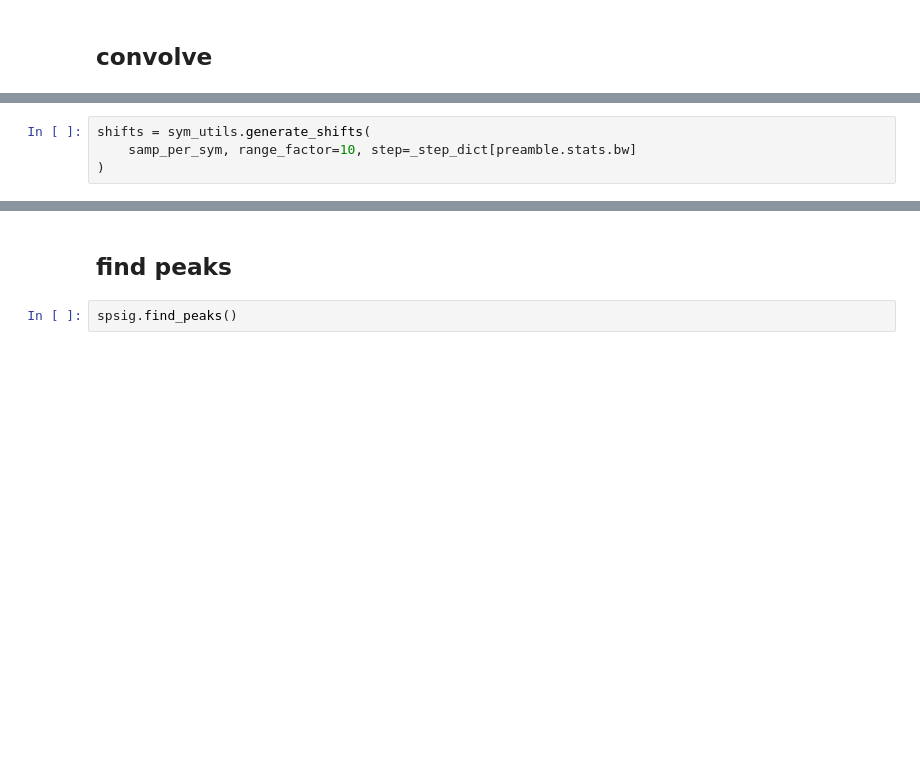
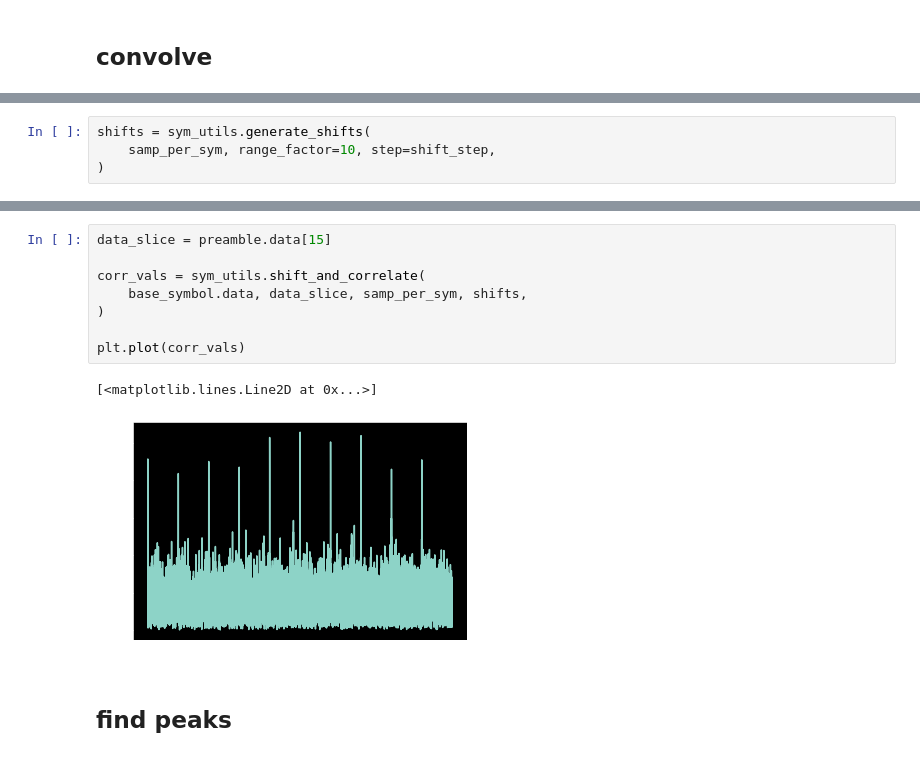
Before and after one commit to tjbergst/lorapy, a Jupyter notebook: lorapy-preamble-window-extraction.ipynb, the cells around one changed output, grey strips where cells are left out. Drawn from its saved outputs; the diff is of its cells as text; blank space fills up the shorter version.

```diff
--- a/lorapy-preamble-window-extraction.ipynb
+++ b/lorapy-preamble-window-extraction.ipynb
@@ -180,4 +191,4 @@ samp_per_sym = preamble.stats.samp_per_sym
 # %%
 shifts = sym_utils.generate_shifts(
-    samp_per_sym, range_factor=10, step=_step_dict[preamble.stats.bw]
+    samp_per_sym, range_factor=10, step=shift_step,
 )
@@ -188,4 +199,13 @@ sym_utils.shift_and_correlate(
+# %%
+data_slice = preamble.data[15]
+
+corr_vals = sym_utils.shift_and_correlate(
+    base_symbol.data, data_slice, samp_per_sym, shifts,
+)
+
+plt.plot(corr_vals)
+# %% [output]
+[<matplotlib.lines.Line2D at 0x...>]
+[figure, added]
 # %% [markdown]
 ## find peaks
-# %%
-spsig.find_peaks()
```
Also changed, not shown: parts of 11 cells of this notebook.
